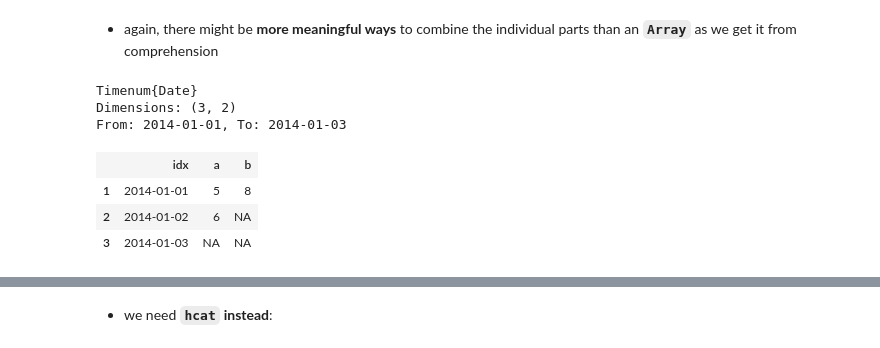
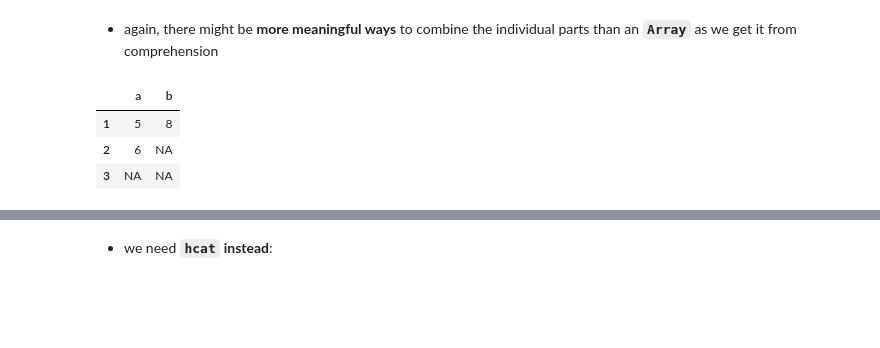
Before and after one commit to JuliaFinMetriX/JupyterApps, a Jupyter notebook: julia/iterators_comprehensions_and_map.ipynb, the cells around one changed output, grey strips where cells are left out. Cells and saved outputs as stored; diff of their text form; code cells hidden in the pictures; blank space fills up the shorter version.

```diff
--- a/julia/iterators_comprehensions_and_map.ipynb
+++ b/julia/iterators_comprehensions_and_map.ipynb
@@ -407,16 +286,11 @@ kk2 = [ii.^2 for ii in kk]
 # %%
 df = DataFrame()
 df[:a] = @data([5, 6, NA])
 df[:b] = @data([8, NA, NA])
-
-dats = [Date(2014,1,1):Date(2014,1,3)]
-tn = Timenum(df, dats)
+df
 # %% [output]
-Timenum{Date}
-Dimensions: (3, 2)
-From: 2014-01-01, To: 2014-01-03
-|  | idx | a | b |
-| 1 | 2014-01-01 | 5 | 8 |
-| 2 | 2014-01-02 | 6 | NA |
-| 3 | 2014-01-03 | NA | NA |
+|  | a | b |
+| 1 | 5 | 8 |
+| 2 | 6 | NA |
+| 3 | NA | NA |
 # %%
```
Also changed, not shown: parts of 51 cells of this notebook, 2 other files.
